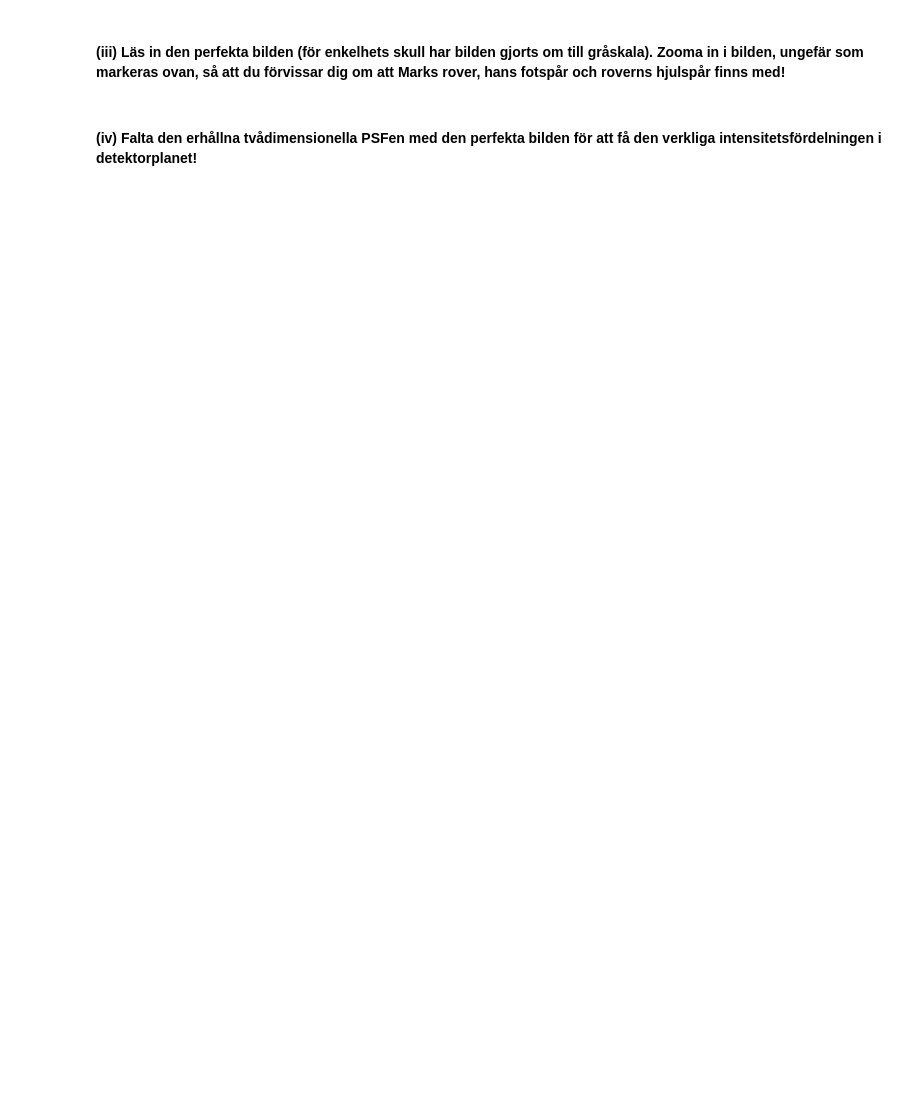
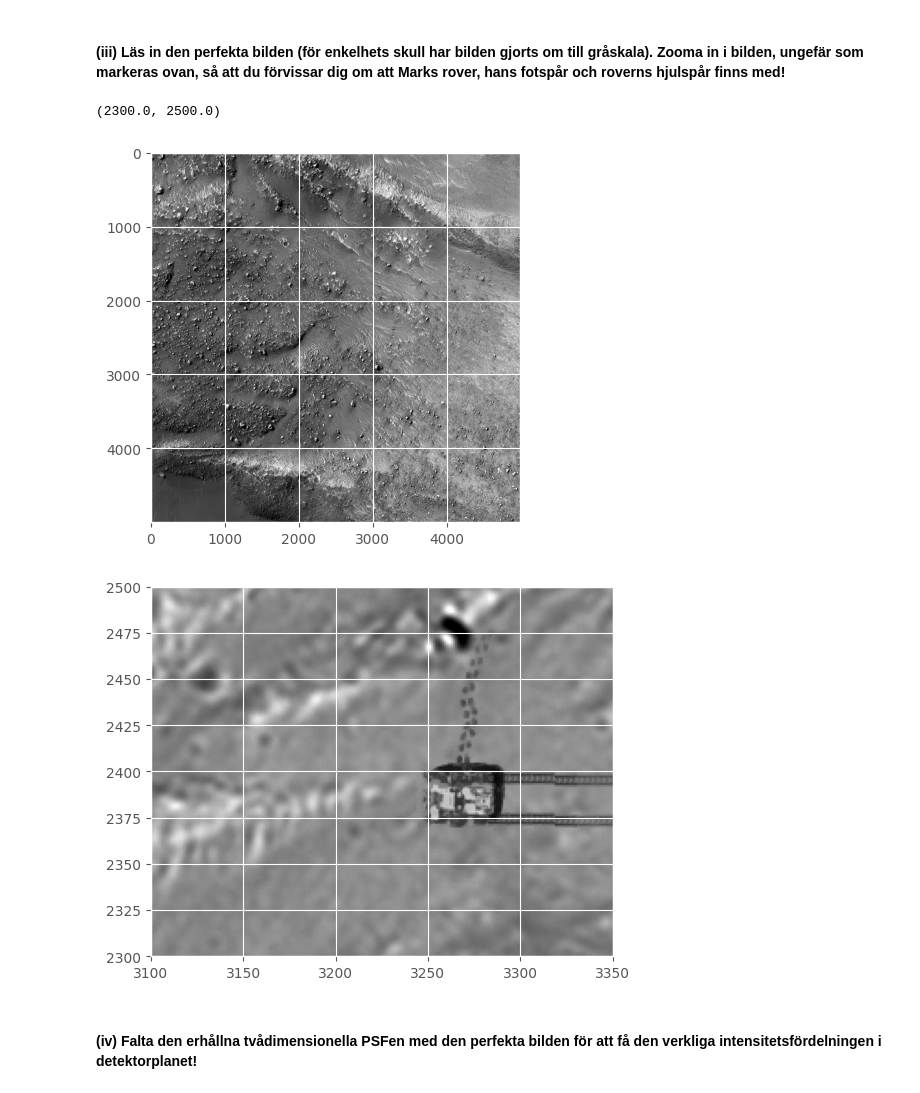
Before and after one commit to WildKnife7/HUPP, a Jupyter notebook: HUPP3b/HUPP3b.ipynb, the cells around one changed output. Drawn from its saved outputs; the diff is of its cells as text; code cells hidden in the pictures; blank space fills up the shorter version.

```diff
--- a/HUPP3b/HUPP3b.ipynb
+++ b/HUPP3b/HUPP3b.ipynb
@@ -410,16 +495,20 @@ plt.ylim([-8, 8])
 # %%
 # Inläsning av bild. Bilden måste ligga i samma map som ni kör skriptet från.
 perfect_image = plt.imread('highly_resolved_photo_of_Marks_surroundings.jpg')
 
 plt.figure()
 plt.imshow(perfect_image, cmap='gray')
 
 plt.figure()
 plt.imshow(perfect_image, cmap='gray')
 
 # Använd xlim och ylim för att zooma in i bilden och hitta rovern
-plt.xlim([1200, 3650])
-plt.ylim([1200, 3000])
+plt.xlim([3100, 3350])
+plt.ylim([2300, 2500])
+# %% [output]
+(2300.0, 2500.0)
+[figure, added]
+[figure, added]
 # %% [markdown]
 #### **(iv)** Falta den erhållna tvådimensionella PSFen med den perfekta bilden för att få den verkliga intensitetsfördelningen i detektorplanet!
 # %%
```
Also changed, not shown: parts of 11 cells of this notebook.
